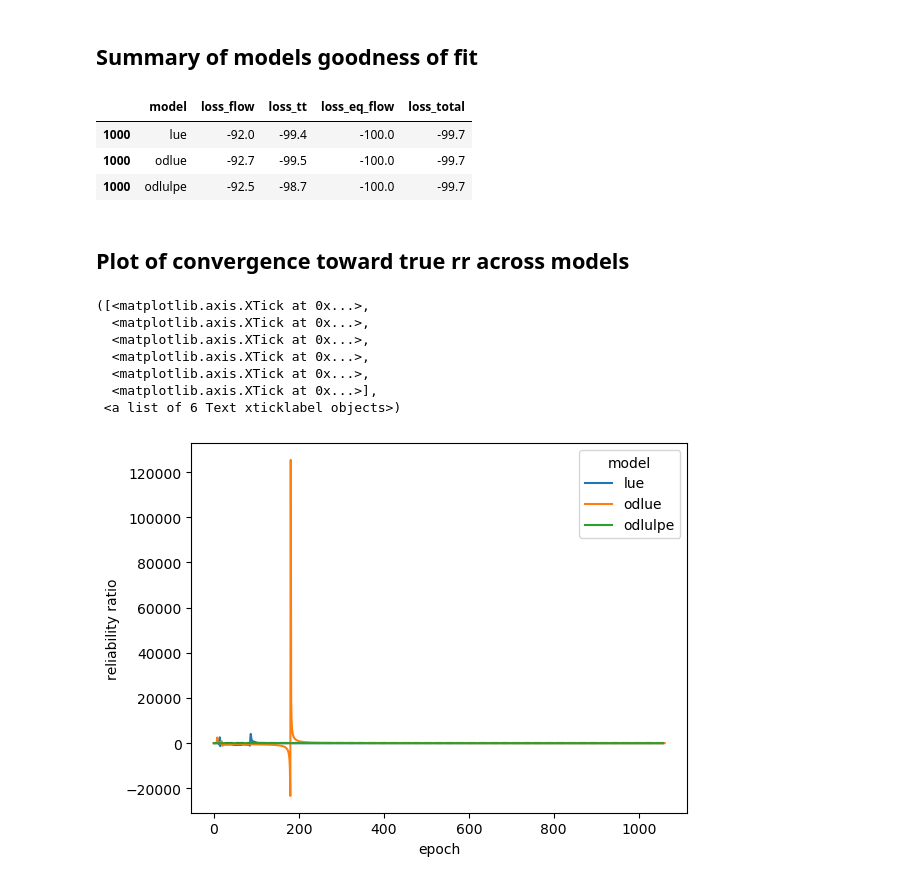
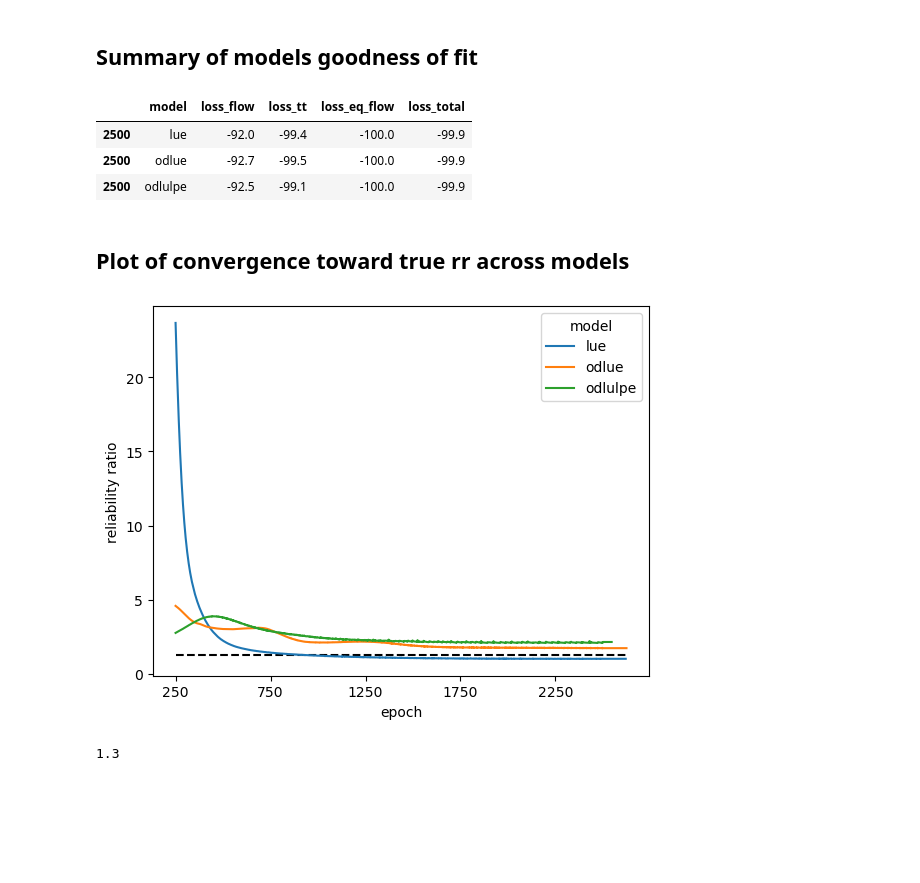
Before and after one commit to pabloguarda/pesuelogit, a Jupyter notebook: examples/notebooks/gisuelogit-siouxfalls.ipynb, the cells around one changed output. Cells and saved outputs as stored; diff of their text form; code cells hidden in the pictures; blank space fills up the shorter version.

```diff
--- a/examples/notebooks/gisuelogit-siouxfalls.ipynb
+++ b/examples/notebooks/gisuelogit-siouxfalls.ipynb
@@ -104,11 +104,11 @@ To enable them in other operations, rebuild TensorFlow with the appropriate comp
 # %% [markdown]
 ## Configuration
 # %%
-_LR = 1e-1
+_LR = 5e-2
 _BATCH_SIZE = 16
 _EPOCHS_PRINT_INTERVAL = 50
 
-_XTICKS_SPACING = 200
+_XTICKS_SPACING = 500
 
 _LOSS_METRIC = mse
 #_LOSS_METRIC  = btcg_mse
@@ -119,7 +119,7 @@ _LOSS_WEIGHTS ={'od': 1, 'tt': 1, 'flow': 1, 'eq_flow': 1}
 
 # Without momentum but with separate equilibrium stage
 # _EPOCHS = {'learning': 10, 'equilibrium': 4}
-_EPOCHS = {'learning': 1500, 'equilibrium': 500}
+_EPOCHS = {'learning': 2500, 'equilibrium': 500}
 _MOMENTUM_EQUILIBRIUM = 0.999
 _RELATIVE_GAP = 1e-10
 
@@ -929,46 +929,43 @@ results_losses[loss_columns] = (results_losses[loss_columns]-1)*100
 results_losses[['model'] + loss_columns].round(1)
 # %% [output]
 |  | model | loss_flow | loss_tt | loss_eq_flow | loss_total |
-| 1000 | lue | -92.0 | -99.4 | -100.0 | -99.7 |
-| 1000 | odlue | -92.7 | -99.5 | -100.0 | -99.7 |
-| 1000 | odlulpe | -92.5 | -98.7 | -100.0 | -99.7 |
+| 2500 | lue | -92.0 | -99.4 | -100.0 | -99.9 |
+| 2500 | odlue | -92.7 | -99.5 | -100.0 | -99.9 |
+| 2500 | odlulpe | -92.5 | -99.1 | -100.0 | -99.9 |
 # %% [markdown]
 ## Plot of convergence toward true rr across models
 # %%
 models = [lue,odlue,odlulpe]
 
 train_estimates = {}
 train_losses = {}
 
 for model in models:
     train_estimates[model.key], train_losses[model.key] = model.split_results(results=train_results_dfs[model.key])
 
     train_estimates[model.key]['model'] = model.key
 
 train_estimates_df = pd.concat(train_estimates.values())
 
 train_estimates_df['rr'] = train_estimates_df['tt_sd']/train_estimates_df['tt']
 
 estimates = train_estimates_df[['epoch','model','rr']].reset_index().drop('index',axis = 1)
-#estimates = estimates[estimates.epoch != 0]
+estimates = estimates[estimates.epoch >=250]
 
 fig, ax = plt.subplots(nrows=1, ncols=1)
 
 g = sns.lineplot(data=estimates, x='epoch', hue='model', y='rr')
 
 ax.hlines(y=compute_rr(utility_parameters.true_values), xmin=estimates['epoch'].min(), xmax=estimates['epoch'].max(), linestyle='--', label = 'truth')
 
 ax.set_ylabel('reliability ratio')
 
-plt.xticks(np.arange(estimates['epoch'].min(), estimates['epoch'].max() + 1, _XTICKS_SPACING))
+plt.xticks(np.arange(estimates['epoch'].min(), estimates['epoch'].max() + 1, _XTICKS_SPACING));
 #ax.set_yscale('log')
 #plt.ylim(ymin=0)
 # %% [output]
-([<matplotlib.axis.XTick at 0x...>,
-  <matplotlib.axis.XTick at 0x...>,
-  <matplotlib.axis.XTick at 0x...>,
-  <matplotlib.axis.XTick at 0x...>,
-  <matplotlib.axis.XTick at 0x...>,
-  <matplotlib.axis.XTick at 0x...>],
- <a list of 6 Text xticklabel objects>)
-[figure, old version]
+[figure, new version]
+# %%
+compute_rr(utility_parameters.true_values)
+# %% [output]
+1.3
```
Also changed, not shown: parts of 11 cells of this notebook.
